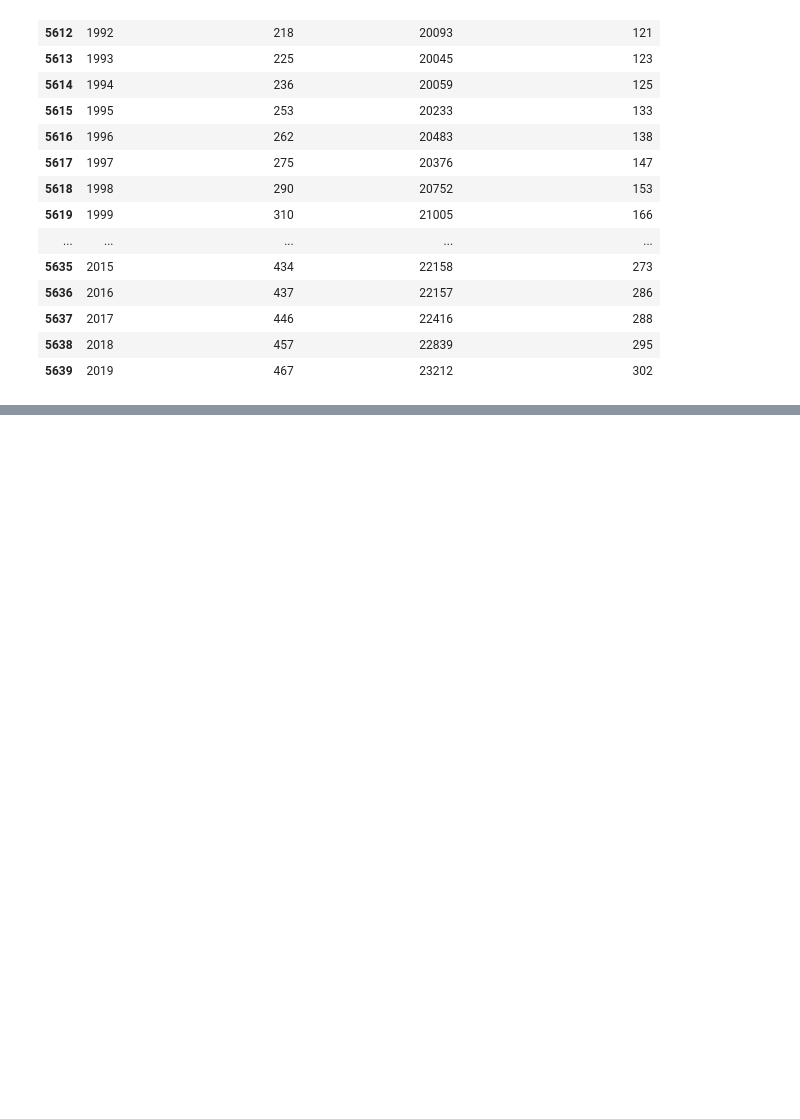
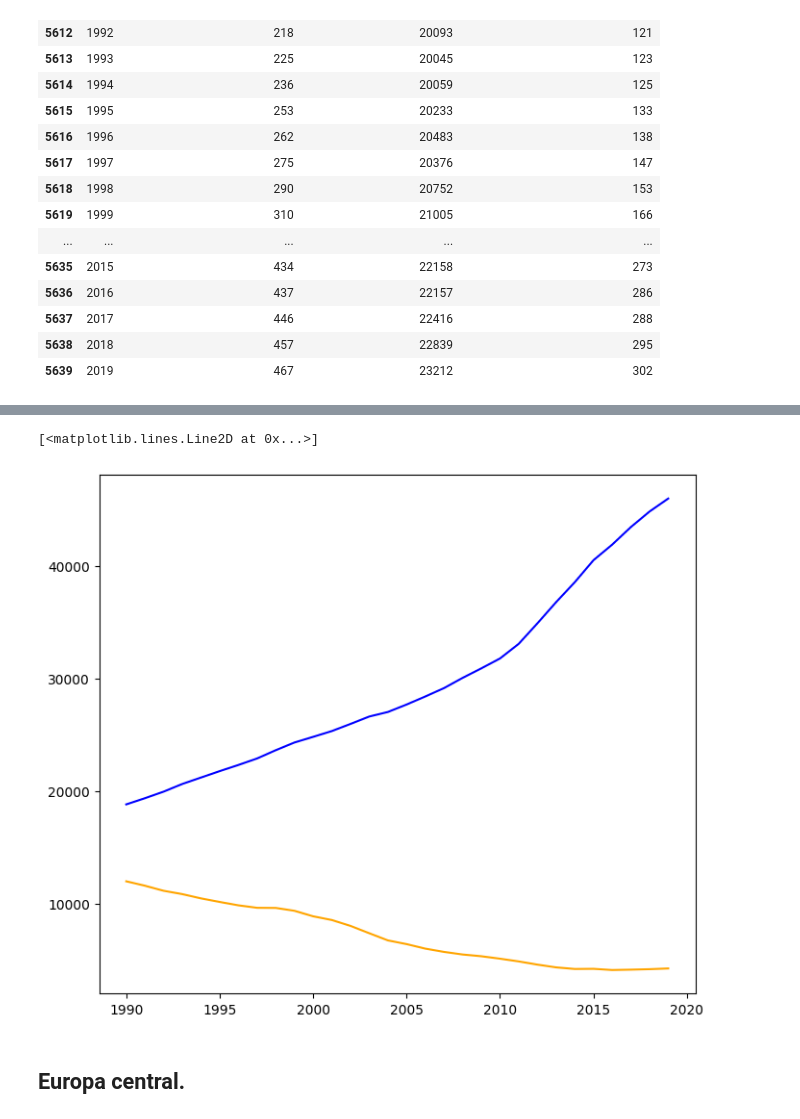
Before and after one commit to alegonzjur/ProyectoTFG, a Jupyter notebook: data/comp.ipynb, the cells around one changed output, grey strips where cells are left out. Drawn from its saved outputs; the diff is of its cells as text; code cells hidden in the pictures; blank space fills up the shorter version.

```diff
--- a/data/comp.ipynb
+++ b/data/comp.ipynb
@@ -137,0 +139,3 @@ nutricionales
+# %%
+france = data.query('Entity == "France"')
+france
@@ -137,0 +161,14 @@ nutricionales
+# %%
+mental_fatality = input("Introduzca un nombre de una enfermedad mental:")
+fisical_fatality = input("Introduzca el nombre de una lesión fisica:")
+x = france[mental_fatality]
+z = france[fisical_fatality]
+y = france['Year']
+fig, ax = plt.subplots(figsize = (8,7))
+ax.plot(y,x, color='Blue')
+ax.plot(y,z, color='Orange')
+# %% [output]
+[<matplotlib.lines.Line2D at 0x...>]
+[figure, added]
+# %% [markdown]
+## Europa central.
```
Also changed, not shown: parts of 11 cells of this notebook.
